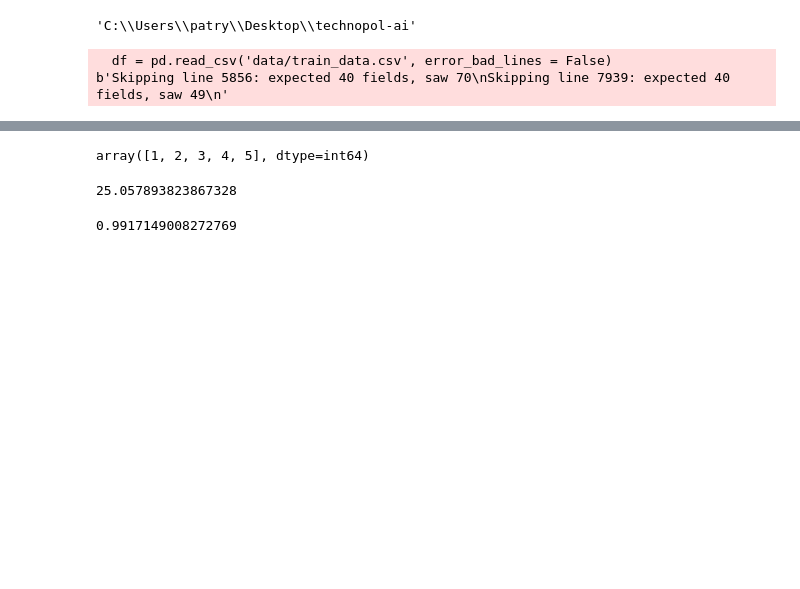
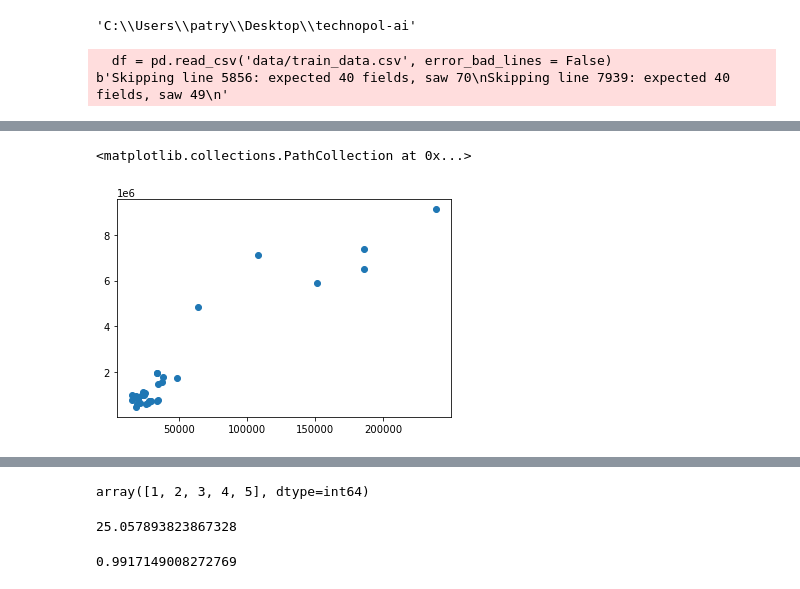
Before and after one commit to mpfmorawski/technopol-ai, a Jupyter notebook: coefficient.ipynb, the cells around one changed output, grey strips where cells are left out. Drawn from its saved outputs; the diff is of its cells as text; code cells hidden in the pictures; blank space fills up the shorter version.

```diff
--- a/coefficient.ipynb
+++ b/coefficient.ipynb
@@ -60,0 +97,5 @@ ValueError: No axis named 1 for object type Series
+# %%
+plt.scatter(df_tax[['AVTOT']].to_numpy(), df_tax[['FULLVAL']].to_numpy())
+# %% [output]
+<matplotlib.collections.PathCollection at 0x...>
+[figure, added]
```
Also changed, not shown: parts of 44 cells of this notebook, 4 other files.
